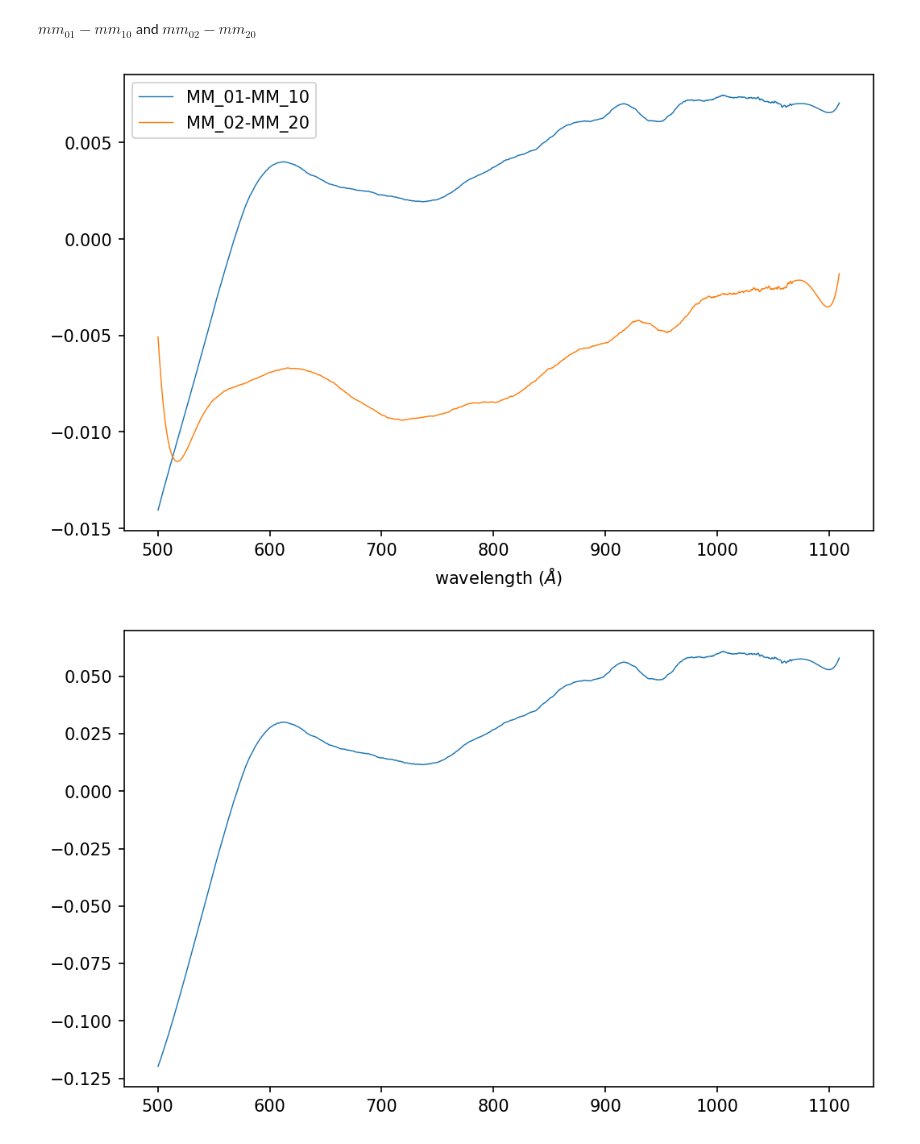
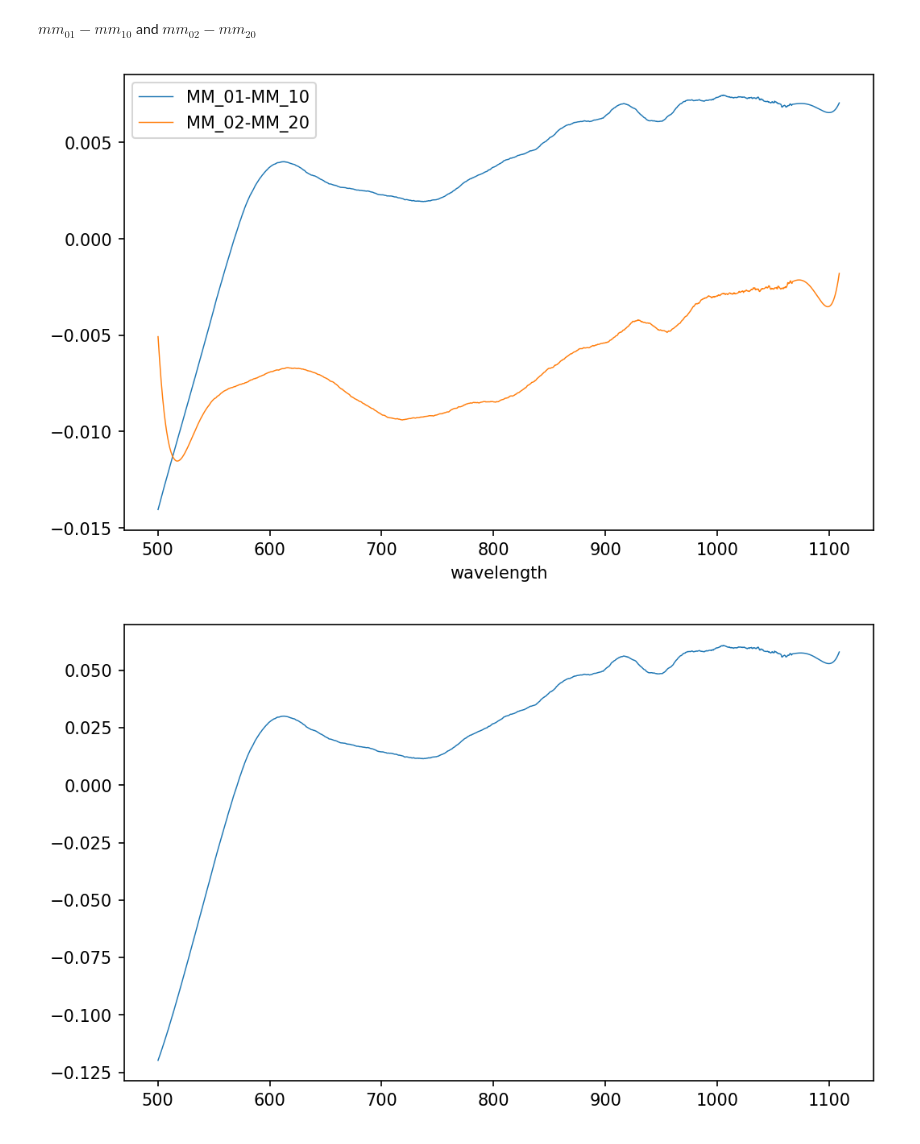
Before and after one commit to kouui/DSTHorizontalSpectroPolarimeter, a Jupyter notebook: calibration/homework_20180410_mmsp2.ipynb, the cells around one changed output. Cells and saved outputs as stored; diff of their text form; code cells hidden in the pictures.

```diff
--- a/calibration/homework_20180410_mmsp2.ipynb
+++ b/calibration/homework_20180410_mmsp2.ipynb
@@ -284,13 +284,13 @@ ${mm}_{01}-{mm}_{10}$ and ${mm}_{02}-{mm}_{20}$
 # %%
 fig, ax = plt.subplots(1,1, figsize=(8,5), dpi=150)
 r, c = 0, 1
 ax.plot(wlFilter, mmFilter[:,r,c]-mmFilter[:,c,r], '-', linewidth=0.7, label="MM_{}{}-MM_{}{}".format(r,c,c,r))
 r, c = 0, 2
 ax.plot(wlFilter, mmFilter[:,r,c]-mmFilter[:,c,r], '-', linewidth=0.7, label="MM_{}{}-MM_{}{}".format(r,c,c,r))
-ax.set_xlabel("wavelength ($\AA$)")
+ax.set_xlabel("wavelength")
 ax.legend(loc="best");
 # %% [output]
-[figure, old version]
+[figure, new version]
 # %%
 m01_m_m10 = ( (mmFilter[:,0,1]-mmFilter[:,1,0])*np.cos(2*0.03) + (mmFilter[:,0,2]-mmFilter[:,2,0])*np.sin(2*0.03)) / np.sin(4*0.03)
 fig, ax = plt.subplots(1,1, figsize=(8,5), dpi=150)
```
Also changed, not shown: parts of 12 cells of this notebook.
